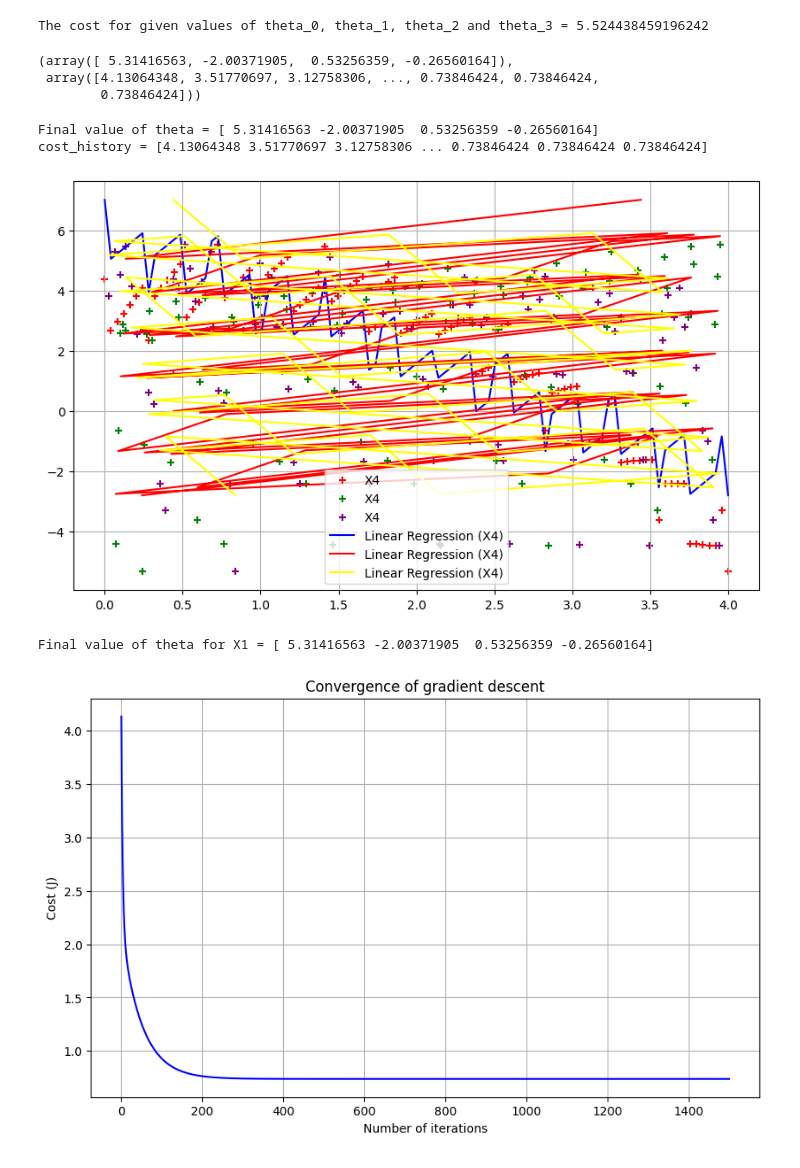
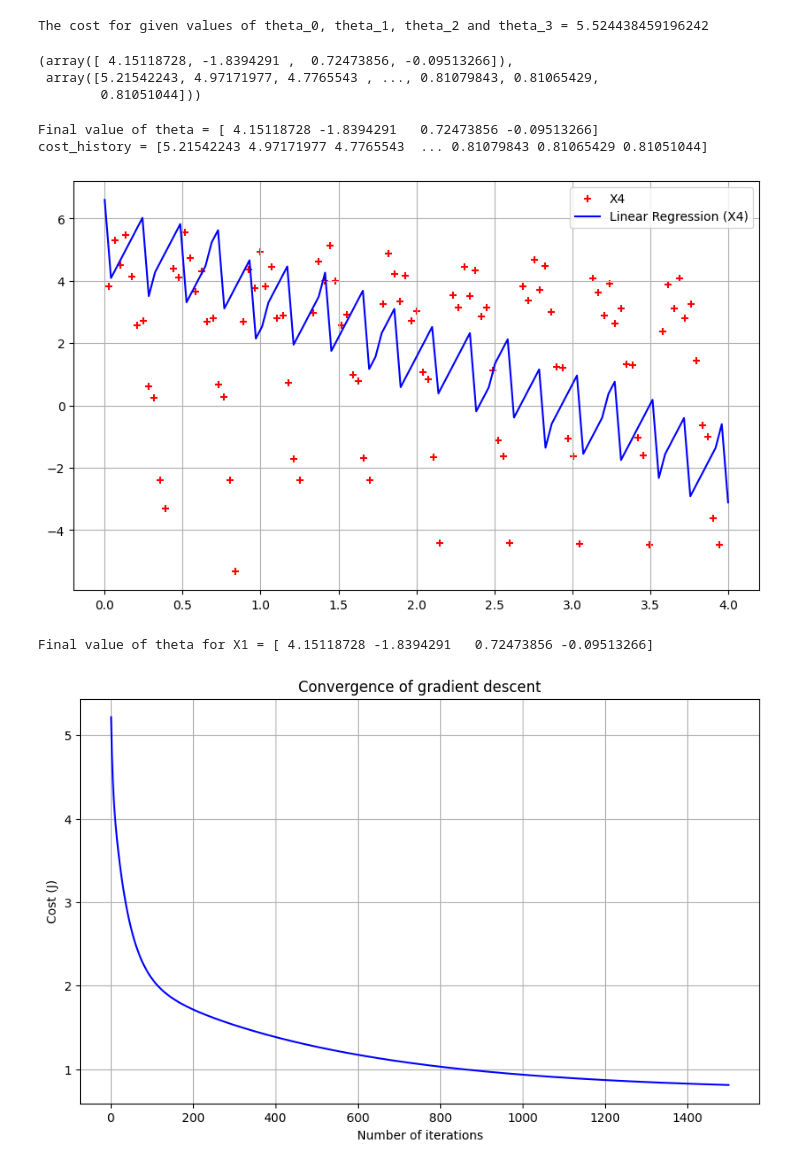
Before and after one commit to Swayyum/Intro-to-ML, a Jupyter notebook: HW1.ipynb, the cells around one changed output. Drawn from its saved outputs; the diff is of its cells as text; code cells hidden in the pictures.

```diff
--- a/HW1.ipynb
+++ b/HW1.ipynb
@@ -318,0 +299,7 @@ theta1 = np.zeros(4)  # Assuming X1 has a column of ones
+# %%
+X4 = df.values[:, :3]  # Get input values from the first three columns for X1, X2, X3
+y = df.values[:, 3]   # Get output values from the fourth column for y
+m = len(y)  # Number of training examples
+
+
+X__4 = np.hstack((X_0, X4))  # This will be our final X matrix (feature matrix)
@@ -322,53 +311,49 @@ print('The cost for given values of theta_0, theta_1, theta_2 and theta_3 =', co
 # %% [output]
 The cost for given values of theta_0, theta_1, theta_2 and theta_3 = 5.524438459196242
 # %%
-gradient_descent(X__4, y, theta1, alpha, iterations)
+gradient_descent(X__4, y, theta4, alpha, iterations)
 # %% [output]
-(array([ 5.31416563, -2.00371905,  0.53256359, -0.26560164]),
- array([4.13064348, 3.51770697, 3.12758306, ..., 0.73846424, 0.73846424,
-        0.73846424]))
+(array([ 4.15118728, -1.8394291 ,  0.72473856, -0.09513266]),
+ array([5.21542243, 4.97171977, 4.7765543 , ..., 0.81079843, 0.81065429,
+        0.81051044]))
 # %%
-theta1 = [0., 0., 0., 0.]  # X1's theta, assuming X1 has a column of ones
+theta4 = [0., 0., 0., 0.]  # X4's theta, assuming X4 has a column of ones
 iterations = 1500
-alpha = 0.1
+alpha = 0.01
 # %%
-# Perform gradient descent for X1
-theta1, cost_history1, = gradient_descent(X__4, y, theta1, alpha, iterations)
-print('Final value of theta =', theta1)
-print('cost_history =', cost_history1)
+# Perform gradient descent for X4
+theta4, cost_history4, = gradient_descent(X__4, y, theta4, alpha, iterations)
+print('Final value of theta =', theta4)
+print('cost_history =', cost_history4)
 # %% [output]
-Final value of theta = [ 5.31416563 -2.00371905  0.53256359 -0.26560164]
-cost_history = [4.13064348 3.51770697 3.12758306 ... 0.73846424 0.73846424 0.73846424]
+Final value of theta = [ 4.15118728 -1.8394291   0.72473856 -0.09513266]
+cost_history = [5.21542243 4.97171977 4.7765543  ... 0.81079843 0.81065429 0.81051044]
 # %%
 
 # Assuming that X, y, and theta are already defined
 # Also assuming that X has two columns: a feature column and a column of ones
 
 # Scatter plot for the training data
-plt.scatter(X__4[:, 1], y, color='red', marker='+', label='X4')
-plt.scatter(X__4[:, 2], y, color='green', marker='+', label='X4')
-plt.scatter(X__4[:, 3], y, color='purple', marker='+', label='X4')
+plt.scatter(X__4[:, 3], y, color='red', marker='+', label='X4')
 
 
 # Line plots for the linear regression models
-plt.plot(X__4[:, 1], X__4.dot(theta1), color='blue', linestyle='-', label='Linear Regression (X4)')
-plt.plot(X__4[:, 2], X__4.dot(theta1), color='red', linestyle='-', label='Linear Regression (X4)')
-plt.plot(X__4[:, 3], X__4.dot(theta1), color='yellow', linestyle='-', label='Linear Regression (X4)')
+plt.plot(X__4[:, 1], X__4.dot(theta4), color='blue', linestyle='-', label='Linear Regression (X4)')
 # Plot customizations
 plt.rcParams["figure.figsize"] = (10, 6)
 plt.grid(True)
 plt.legend()
 
 # Show the plot
 plt.show()
 
 # Final values of theta for each variable
-print('Final value of theta for X1 =', theta1)
+print('Final value of theta for X1 =', theta4)
 # %% [output]
-[figure, old version]
+[figure, new version]
-Final value of theta for X1 = [ 5.31416563 -2.00371905  0.53256359 -0.26560164]
+Final value of theta for X1 = [ 4.15118728 -1.8394291   0.72473856 -0.09513266]
 # %%
-plt.plot(range(1, iterations + 1), cost_history1, color='blue')
+plt.plot(range(1, iterations + 1), cost_history4, color='blue')
 plt.rcParams["figure.figsize"] = (10, 6)
 plt.grid(True)
 
@@ -379,4 +364,4 @@ plt.title('Convergence of gradient descent')
 # Show the plot
 plt.show()
 # %% [output]
-[figure, old version]
+[figure, new version]
```
Also changed, not shown: parts of 9 cells of this notebook.
